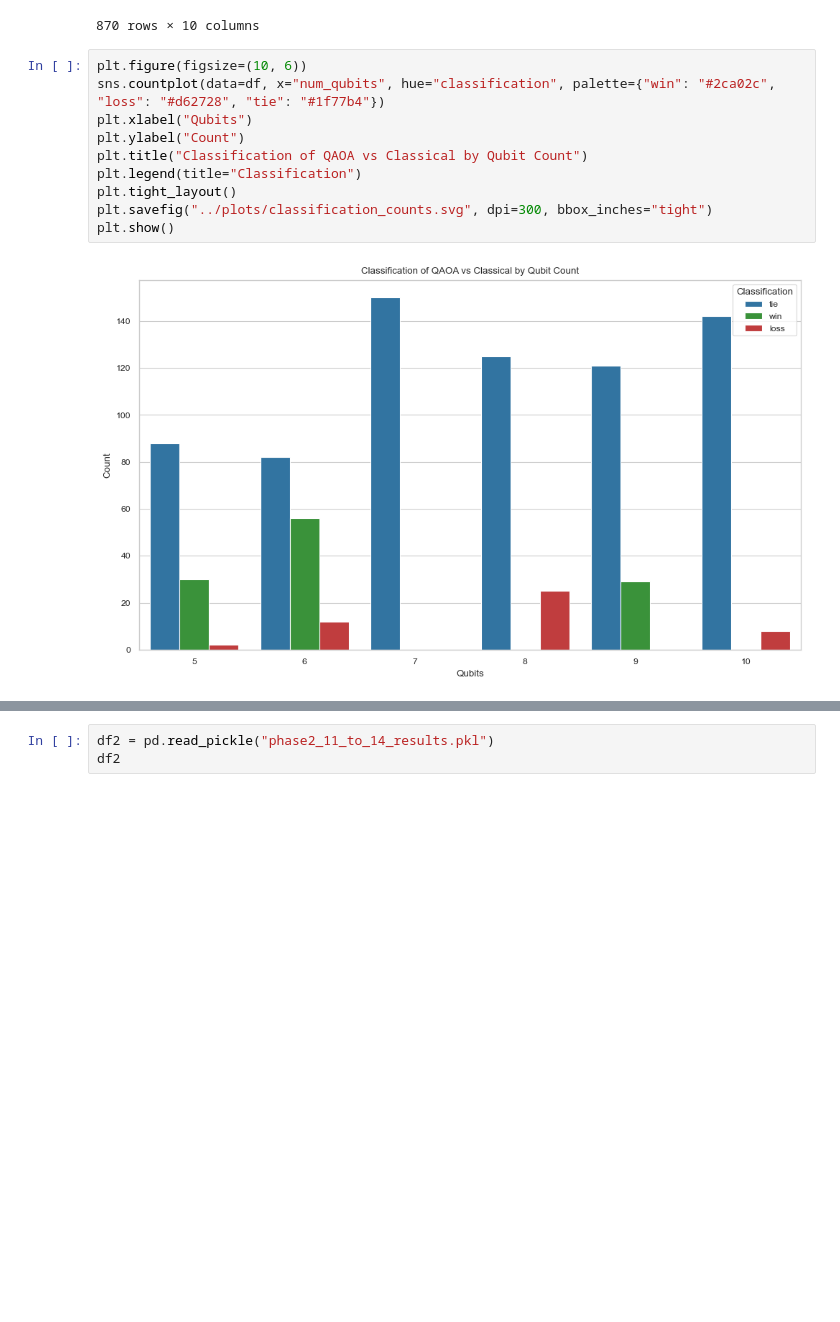
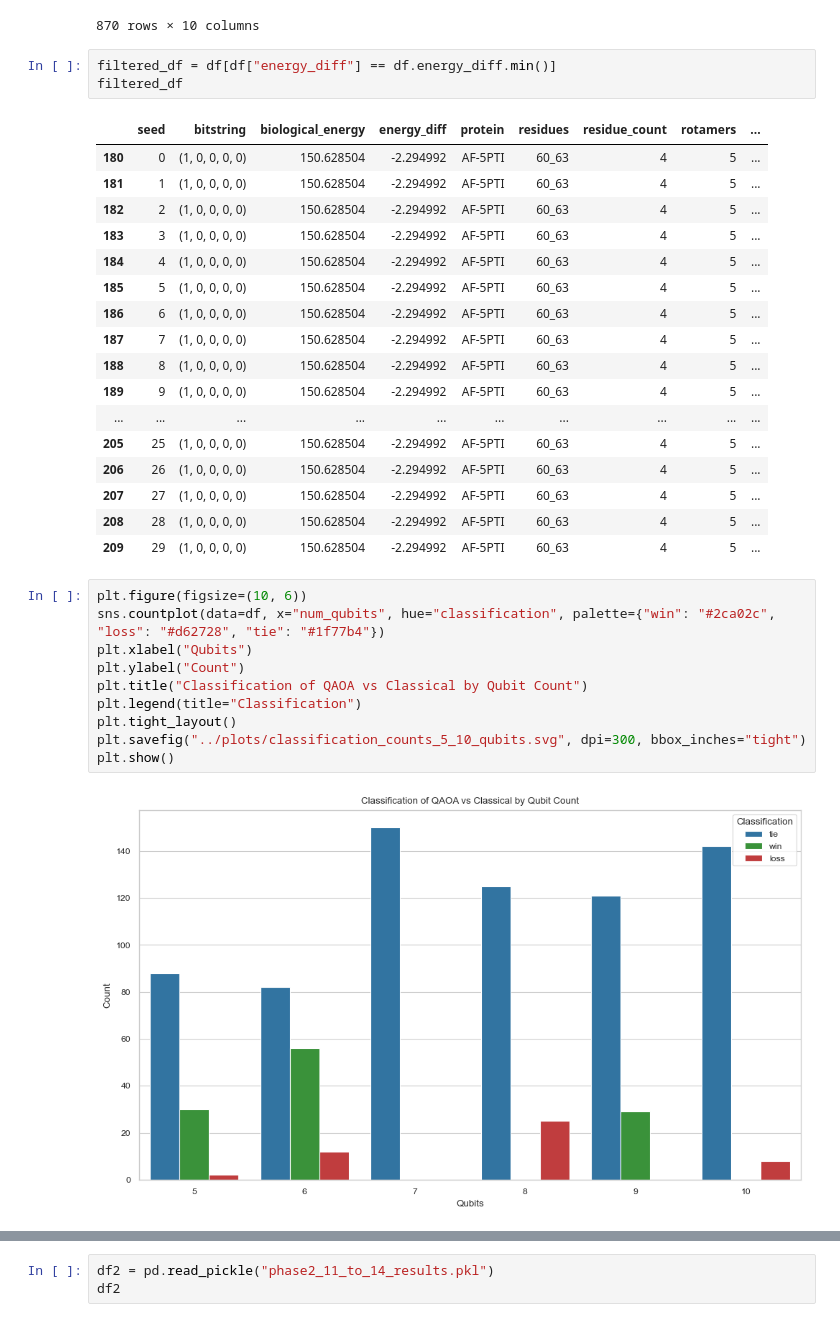
Before and after one commit to sebi-stewart/qml-protein-folding, a Jupyter notebook: phase2/eval.ipynb, the cells around one changed output, grey strips where cells are left out. Cells and saved outputs as stored; diff of their text form; blank space fills up the shorter version.

```diff
--- a/phase2/eval.ipynb
+++ b/phase2/eval.ipynb
@@ -25,6 +25,27 @@ df
 | 868 | 28 | (1, 0, 1, 0, 1, 0, 0) | 153.162634 | 0.239138 | AF-5PTI | 56_59 | 4 | 3 | ... |
 | 869 | 29 | (1, 0, 1, 0, 1, 0, 0) | 153.162634 | 0.239138 | AF-5PTI | 56_59 | 4 | 3 | ... |
 870 rows × 10 columns
+# %%
+filtered_df = df[df["energy_diff"] == df.energy_diff.min()]
+filtered_df
+# %% [output]
+|  | seed | bitstring | biological_energy | energy_diff | protein | residues | residue_count | rotamers | ... |
+| 180 | 0 | (1, 0, 0, 0, 0) | 150.628504 | -2.294992 | AF-5PTI | 60_63 | 4 | 5 | ... |
+| 181 | 1 | (1, 0, 0, 0, 0) | 150.628504 | -2.294992 | AF-5PTI | 60_63 | 4 | 5 | ... |
+| 182 | 2 | (1, 0, 0, 0, 0) | 150.628504 | -2.294992 | AF-5PTI | 60_63 | 4 | 5 | ... |
+| 183 | 3 | (1, 0, 0, 0, 0) | 150.628504 | -2.294992 | AF-5PTI | 60_63 | 4 | 5 | ... |
+| 184 | 4 | (1, 0, 0, 0, 0) | 150.628504 | -2.294992 | AF-5PTI | 60_63 | 4 | 5 | ... |
+| 185 | 5 | (1, 0, 0, 0, 0) | 150.628504 | -2.294992 | AF-5PTI | 60_63 | 4 | 5 | ... |
+| 186 | 6 | (1, 0, 0, 0, 0) | 150.628504 | -2.294992 | AF-5PTI | 60_63 | 4 | 5 | ... |
+| 187 | 7 | (1, 0, 0, 0, 0) | 150.628504 | -2.294992 | AF-5PTI | 60_63 | 4 | 5 | ... |
+| 188 | 8 | (1, 0, 0, 0, 0) | 150.628504 | -2.294992 | AF-5PTI | 60_63 | 4 | 5 | ... |
+| 189 | 9 | (1, 0, 0, 0, 0) | 150.628504 | -2.294992 | AF-5PTI | 60_63 | 4 | 5 | ... |
+| ... | ... | ... | ... | ... | ... | ... | ... | ... | ... |
+| 205 | 25 | (1, 0, 0, 0, 0) | 150.628504 | -2.294992 | AF-5PTI | 60_63 | 4 | 5 | ... |
+| 206 | 26 | (1, 0, 0, 0, 0) | 150.628504 | -2.294992 | AF-5PTI | 60_63 | 4 | 5 | ... |
+| 207 | 27 | (1, 0, 0, 0, 0) | 150.628504 | -2.294992 | AF-5PTI | 60_63 | 4 | 5 | ... |
+| 208 | 28 | (1, 0, 0, 0, 0) | 150.628504 | -2.294992 | AF-5PTI | 60_63 | 4 | 5 | ... |
+| 209 | 29 | (1, 0, 0, 0, 0) | 150.628504 | -2.294992 | AF-5PTI | 60_63 | 4 | 5 | ... |
 # %%
 plt.figure(figsize=(10, 6))
 sns.countplot(data=df, x="num_qubits", hue="classification", palette={"win": "#2ca02c", "loss": "#d62728", "tie": "#1f77b4"})
@@ -33,7 +54,7 @@ plt.ylabel("Count")
 plt.title("Classification of QAOA vs Classical by Qubit Count")
 plt.legend(title="Classification")
 plt.tight_layout()
-plt.savefig("../plots/classification_counts.svg", dpi=300, bbox_inches="tight")
+plt.savefig("../plots/classification_counts_5_10_qubits.svg", dpi=300, bbox_inches="tight")
 plt.show()
 # %% [output]
 [figure]
```
Also changed, not shown: parts of 18 cells of this notebook, 1 other file.
